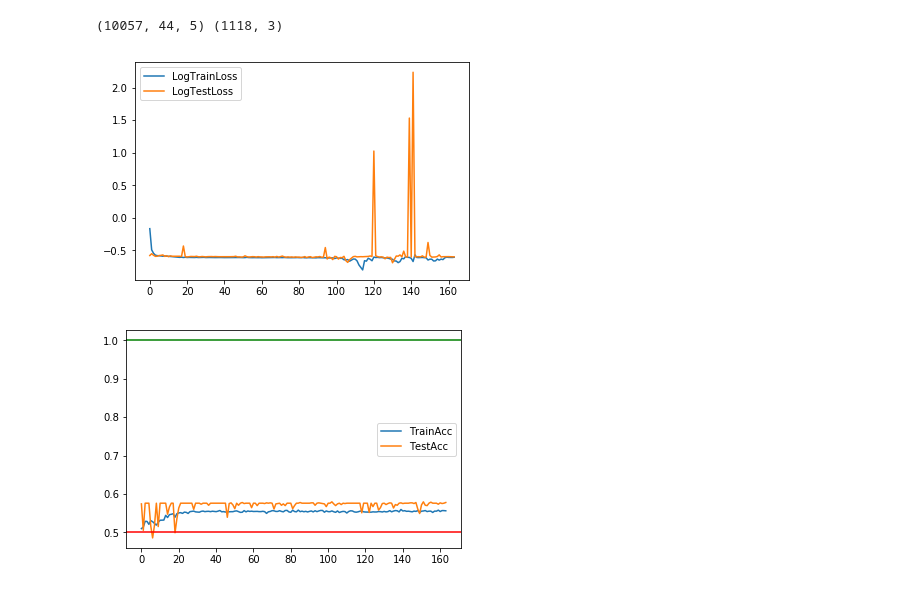
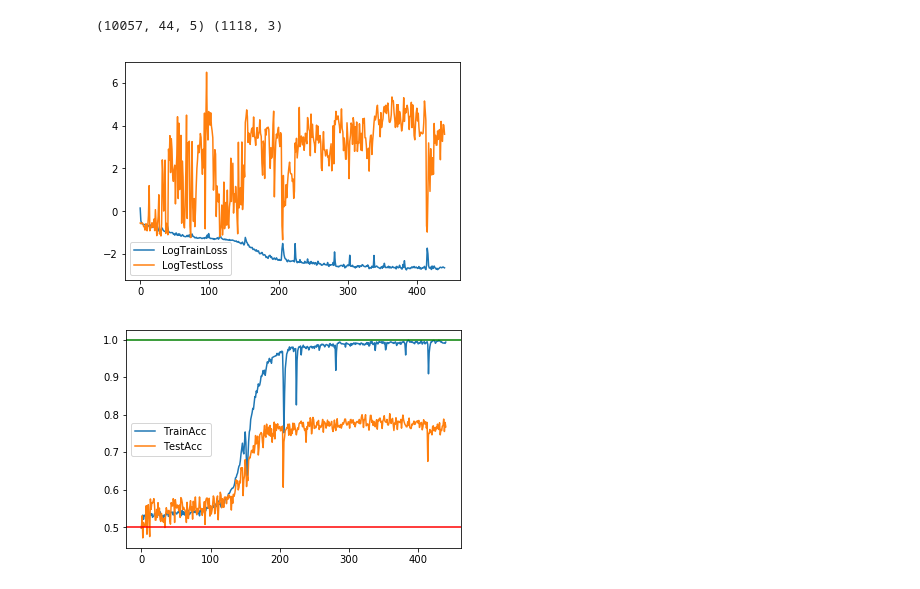
Before and after one commit to sshh12/StockMarketML, a Jupyter notebook: Variation2/TrendPrediction.ipynb, the cells around one changed output. Cells and saved outputs as stored; diff of their text form; code cells hidden in the pictures.

```diff
--- a/Variation2/TrendPrediction.ipynb
+++ b/Variation2/TrendPrediction.ipynb
@@ -138,27 +138,33 @@ def mse_loss(y_true, y_pred):
 
 def get_model():
 
+    input_shape = (window_size - skip_window_size, emb_size)
+
     model = Sequential()
 
-    model.add(LSTM(340, input_shape=(window_size - skip_window_size, emb_size)))
+    model.add(Conv1D(64, 5, padding='same', input_shape=input_shape))
+    model.add(PReLU())
+    model.add(MaxPooling1D(pool_size=5))
+
+    model.add(LSTM(300))
+    model.add(PReLU())
     model.add(BatchNormalization())
     model.add(Dropout(0.25))
+
+    model.add(Dense(300))
     model.add(PReLU())
-
-    model.add(Dense(330))
     model.add(BatchNormalization())
     model.add(Dropout(0.25))
+
+    model.add(Dense(300))
     model.add(PReLU())
-
-    model.add(Dense(320))
     model.add(BatchNormalization())
     model.add(Dropout(0.25))
+
+    model.add(Dense(300))
     model.add(PReLU())
-
-    model.add(Dense(310))
     model.add(BatchNormalization())
     model.add(Dropout(0.25))
-    model.add(PReLU())
 
     model.add(Dense(3))
 
@@ -178,34 +184,34 @@ if __name__ == "__main__":
 # %%
 # Train
 
 if __name__ == "__main__":
 
     model = get_model()
 
     reduce_LR = ReduceLROnPlateau(monitor='val_loss', factor=0.9, patience=20, min_lr=1e-7, verbose=0)
-    e_stopping = EarlyStopping(monitor='val_acc_metric', patience=60)
+    e_stopping = EarlyStopping(monitor='val_acc_metric', patience=80)
     checkpoint = ModelCheckpoint(os.path.join('..', 'models', 'trend-pred.h5'),
                                  monitor='val_acc_metric',
                                  verbose=0,
                                  save_best_only=True)
 
     history = model.fit(trainX, trainY, epochs=epochs,
                                         batch_size=batch_size,
                                         validation_data=(testX, testY),
                                         verbose=0,
-                                        callbacks=[e_stopping, checkpoint, reduce_LR])
+                                        callbacks=[e_stopping, checkpoint])
 
     plt.plot(np.log(history.history['loss']))
     plt.plot(np.log(history.history['val_loss']))
     plt.legend(['LogTrainLoss', 'LogTestLoss'])
     plt.show()
 
     plt.plot(history.history['acc_metric'])
     plt.plot(history.history['val_acc_metric'])
     plt.axhline(y=1, color='g')
     plt.axhline(y=0.5, color='r')
     plt.legend(['TrainAcc', 'TestAcc'])
     plt.show()
 # %% [output]
-[figure, old version]
+[figure, new version]
-[figure, old version]
+[figure, new version]
```
Also changed, not shown: parts of 1 cell of this notebook, 2 other files.
